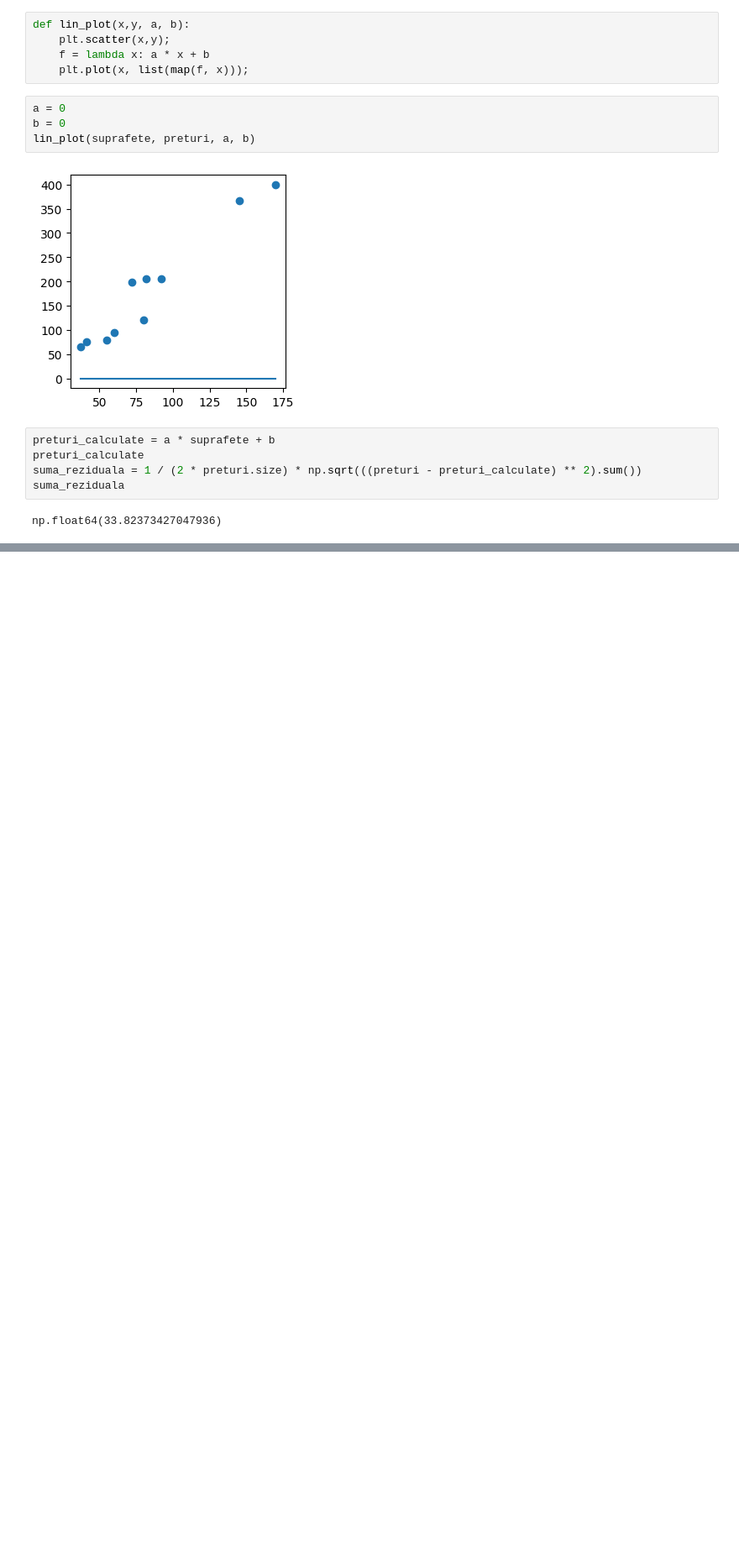
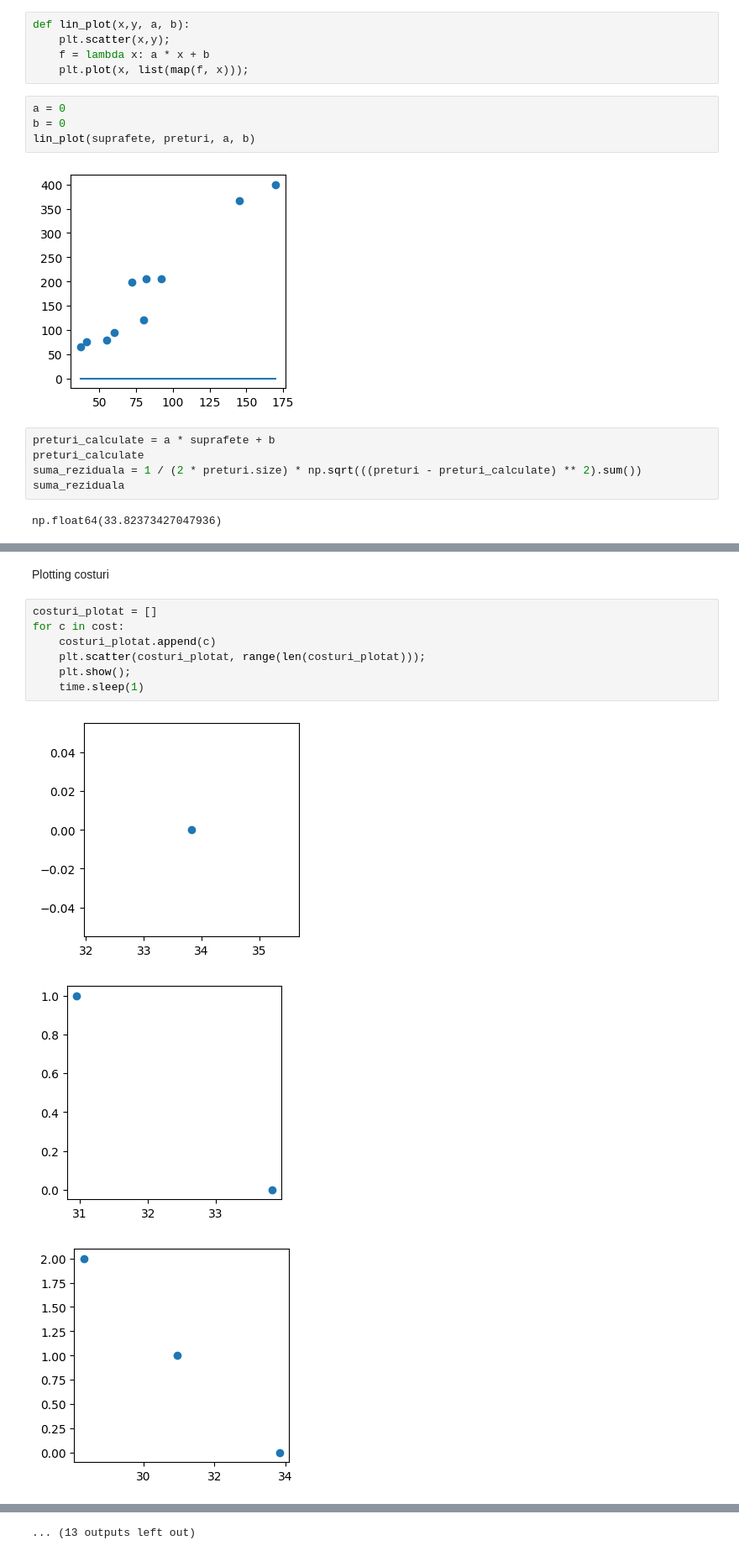
Before and after one commit to Alexandru2984/Machine_Learning_Introduction, a Jupyter notebook: 3.calcul_gradient.ipynb, the cells around one changed output, grey strips where cells are left out. Shown: that part at 84% size. Saved outputs shown, nothing was run; the diff lists cells and outputs as text; blank space fills up the shorter version.

```diff
--- a/3.calcul_gradient.ipynb
+++ b/3.calcul_gradient.ipynb
@@ -42,0 +110,13 @@ derivata_b = 2 * (preturi_calculate - preturi)
+# %% [markdown]
+Plotting costuri
+# %%
+costuri_plotat = []
+for c in cost:
+    costuri_plotat.append(c)
+    plt.scatter(costuri_plotat, range(len(costuri_plotat)));
+    plt.show();
+    time.sleep(1)
+# %% [output]
+[figure, added]
+[figure, added]
+[figure, added]
@@ -42,0 +132 @@ derivata_b = 2 * (preturi_calculate - preturi)
+... (13 outputs left out)
```
Also changed, not shown: parts of 12 cells of this notebook.
